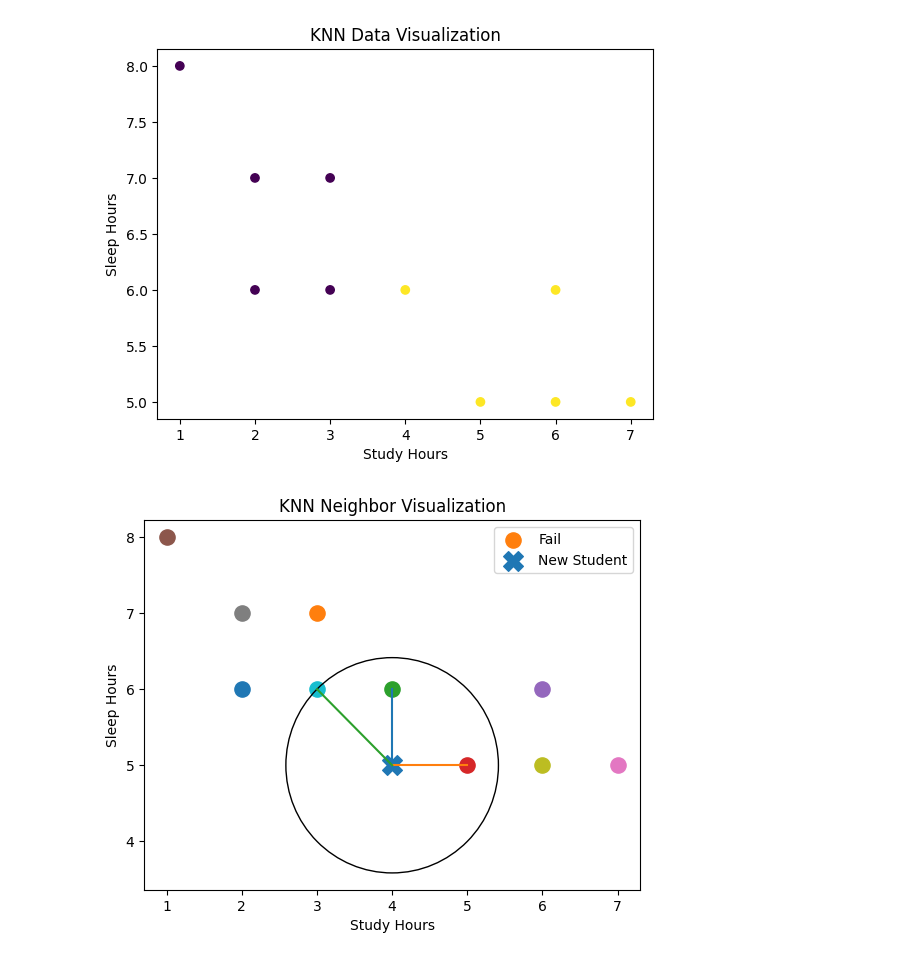
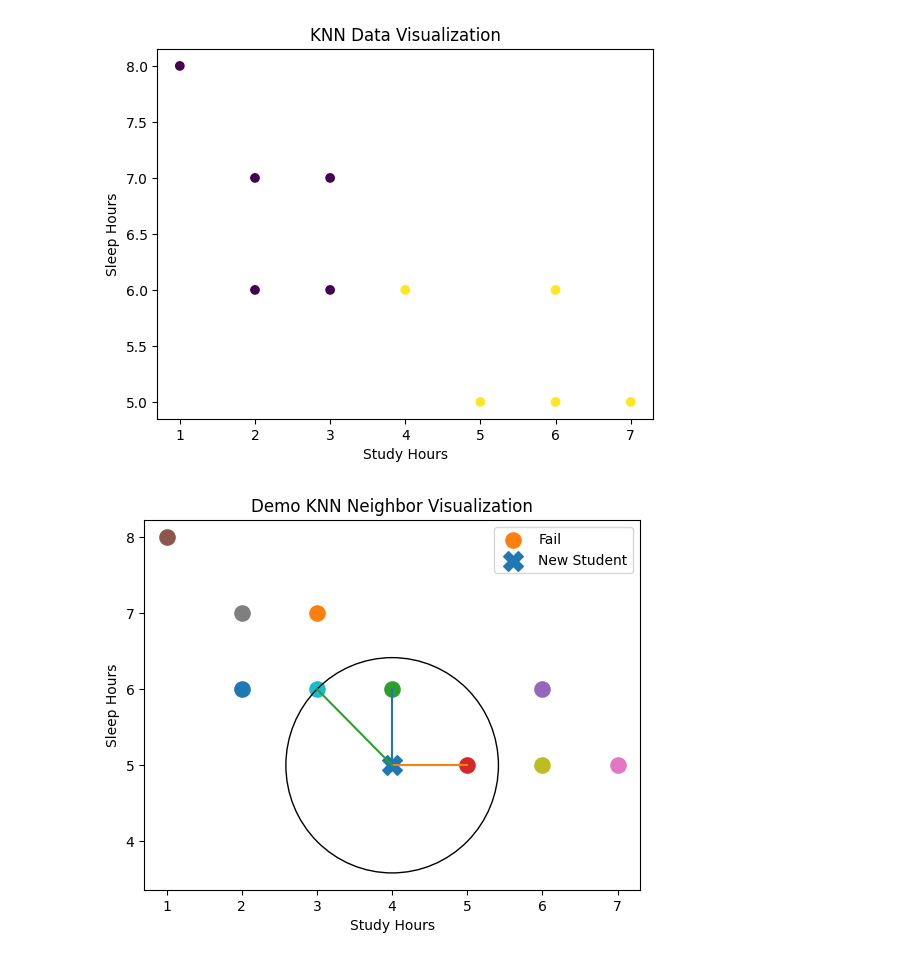
Before and after one commit to ankitverma969/Machine_Learning_Practice, a Jupyter notebook: Supervised ML Model/KNN.ipynb, the cells around one changed output. Drawn from its saved outputs; the diff is of its cells as text; code cells hidden in the pictures.

```diff
--- a/Supervised ML Model/KNN.ipynb
+++ b/Supervised ML Model/KNN.ipynb
@@ -123,32 +123,32 @@ neighbors = list(zip(X_points, y_points, distances))
 neighbors.sort(key=lambda x: x[2])
 
 k = 3
 k_neighbors = neighbors[:k]
 
 # plot dataset
 for i, point in enumerate(X_points):
     if y_points[i] == 1:
         plt.scatter(point[0], point[1], s=120, label="Pass" if i==0 else "")
     else:
         plt.scatter(point[0], point[1], s=120, label="Fail" if i==1 else "")
 
 # plot new point
 plt.scatter(new_point[0], new_point[1], s=200, marker="X", label="New Student")
 
 # draw lines to K neighbors
 for n in k_neighbors:
     p = n[0]
     plt.plot([new_point[0], p[0]], [new_point[1], p[1]])
 
 # draw circle showing neighbor boundary
 radius = k_neighbors[-1][2]
 circle = plt.Circle((new_point[0], new_point[1]), radius, fill=False)
 plt.gca().add_patch(circle)
 
 plt.xlabel("Study Hours")
 plt.ylabel("Sleep Hours")
-plt.title("KNN Neighbor Visualization")
+plt.title("Demo KNN Neighbor Visualization")
 plt.legend()
 plt.show()
 # %% [output]
-[figure, old version]
+[figure, new version]
```
